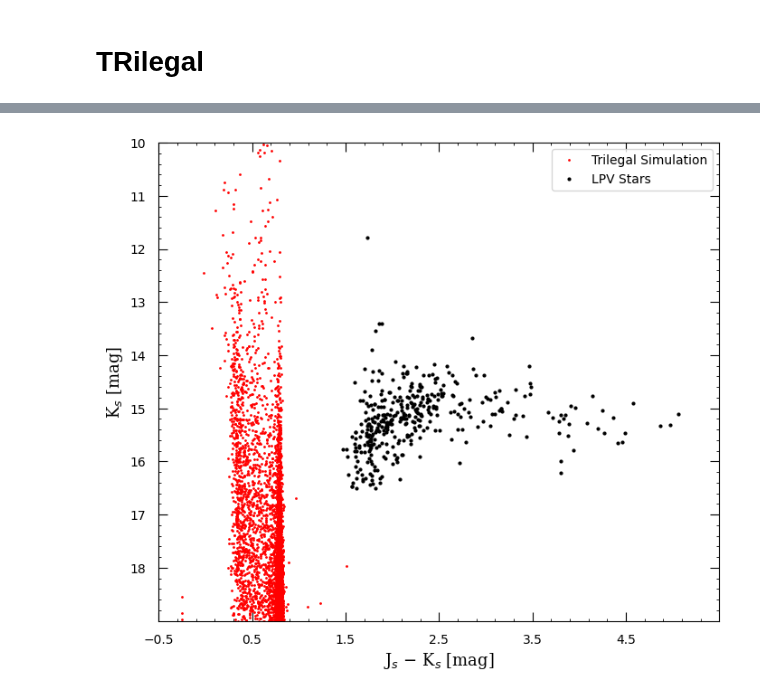
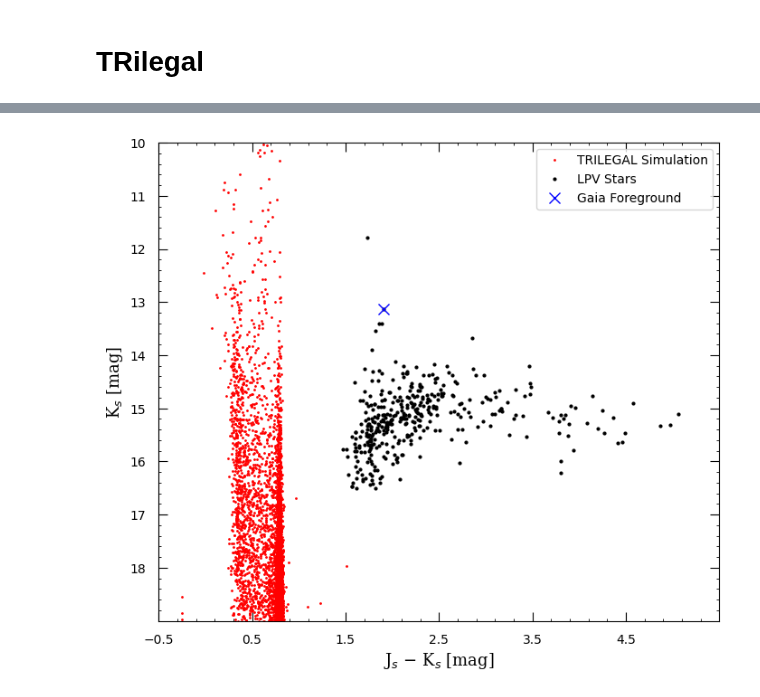
Before and after one commit to Mahdi-Abdollahii/NGC_6822, a Jupyter notebook: Trilegal_Data_Visualization/NGC6822_Trilegal_and_INF.ipynb, the cells around one changed output, grey strips where cells are left out. Drawn from its saved outputs; the diff is of its cells as text; code cells hidden in the pictures.

```diff
--- a/Trilegal_Data_Visualization/NGC6822_Trilegal_and_INF.ipynb
+++ b/Trilegal_Data_Visualization/NGC6822_Trilegal_and_INF.ipynb
@@ -151,6 +144,14 @@ print('Maximum distance from center of galaxy is : ' + str( max(df['DCG'])))
 Maximum distance from center of galaxy is : 1.0155968136012021
 # %% [markdown]
 # TRilegal
+# %%
+file_address = '/content/NGC_6822/Data/final_cleaned_data.csv'
+df = pd.read_csv(file_address , index_col='Mid')
+df = df.fillna(89.99)
+df['Ks'] = df['Ks'] - Ak
+df['J'] = df['J'] - Aj
+df['J-Ks'] = df['J'] - df['Ks']
+df.drop(df.columns[[4,5,6,8]], axis=1, inplace=True)
 # %%
 df_trilegal = pd.read_csv('/content/NGC_6822/Trilegal_Data_Visualization/NGC6822_Trilegal_Data.csv')
 # %%
@@ -172,3 +166,8 @@ df_trilegal
+# %%
+X_c = (15.25 - Aj) - (13.92 - Ak)
+Y_c = (13.92 - Ak)
+X = (df['J-Ks'])
+Y = (df['Ks'])
 # %%
 plt.figure(figsize = (8,7), dpi = 100)
 
@@ -176,32 +175,33 @@ plt.figure(figsize = (8,7), dpi = 100)
 
 plt.tick_params(axis='both',which='major', length=7    ,pad=10,direction='in')
 plt.tick_params(axis='y'   ,which='both' ,left= True   ,direction='in')
 plt.tick_params(axis='x'   ,which='both' ,bottom= True ,direction='in')
 plt.tick_params(axis='x'   ,which='both' ,top= True    ,direction='in')
 plt.tick_params(axis='y'   ,which='both' ,right= True  ,direction='in')
 plt.minorticks_on()
 
 xmax , xmin = 5.5 , -0.5
 ymax , ymin = 19  , 10
 
 plt.xticks(np.arange(xmin , xmax , step=1))
 plt.yticks(np.arange(ymin , ymax , step=1))
 plt.xlim(xmin, xmax )
 plt.ylim(ymax, ymin )
 
 #Selected Stars 'LPV'
 plt.xlabel('J$_s$ $-$ K$_s$ [mag]', fontsize = 13, fontname = "serif")
 plt.ylabel('K$_s$ [mag]'          , fontsize = 13, fontname = "serif")
 
 #All stars
-plt.plot((df_trilegal['J']) - (df_trilegal['K']), (df_trilegal['K']) ,'r.', markersize = '2', label = 'Trilegal Simulation')
+plt.plot((df_trilegal['J']) - (df_trilegal['K']), (df_trilegal['K']) ,'r.', markersize = '2', label = 'TRILEGAL Simulation')
 plt.plot(X, Y,'k.', markersize = '4', label = 'LPV Stars')
+plt.plot(X_c , Y_c , 'bx', markersize = '8' , label = 'Gaia Foreground')
 
 #RGBT
 #plt.axhline(y= RGBT , linewidth=1, color='k', linestyle='--', label = 'RGB tip')
 #plt.text( xmax - 0.7 , RGBT - 0.1 , 'RGB tip', fontsize=11)
 
 plt.legend(loc='upper right')
 plt.savefig('Trilegal_CMD.jpeg', bbox_inches='tight', dpi = 400)
 # %% [output]
-[figure, old version]
+[figure, new version]
```
Also changed, not shown: parts of 2 cells of this notebook.
